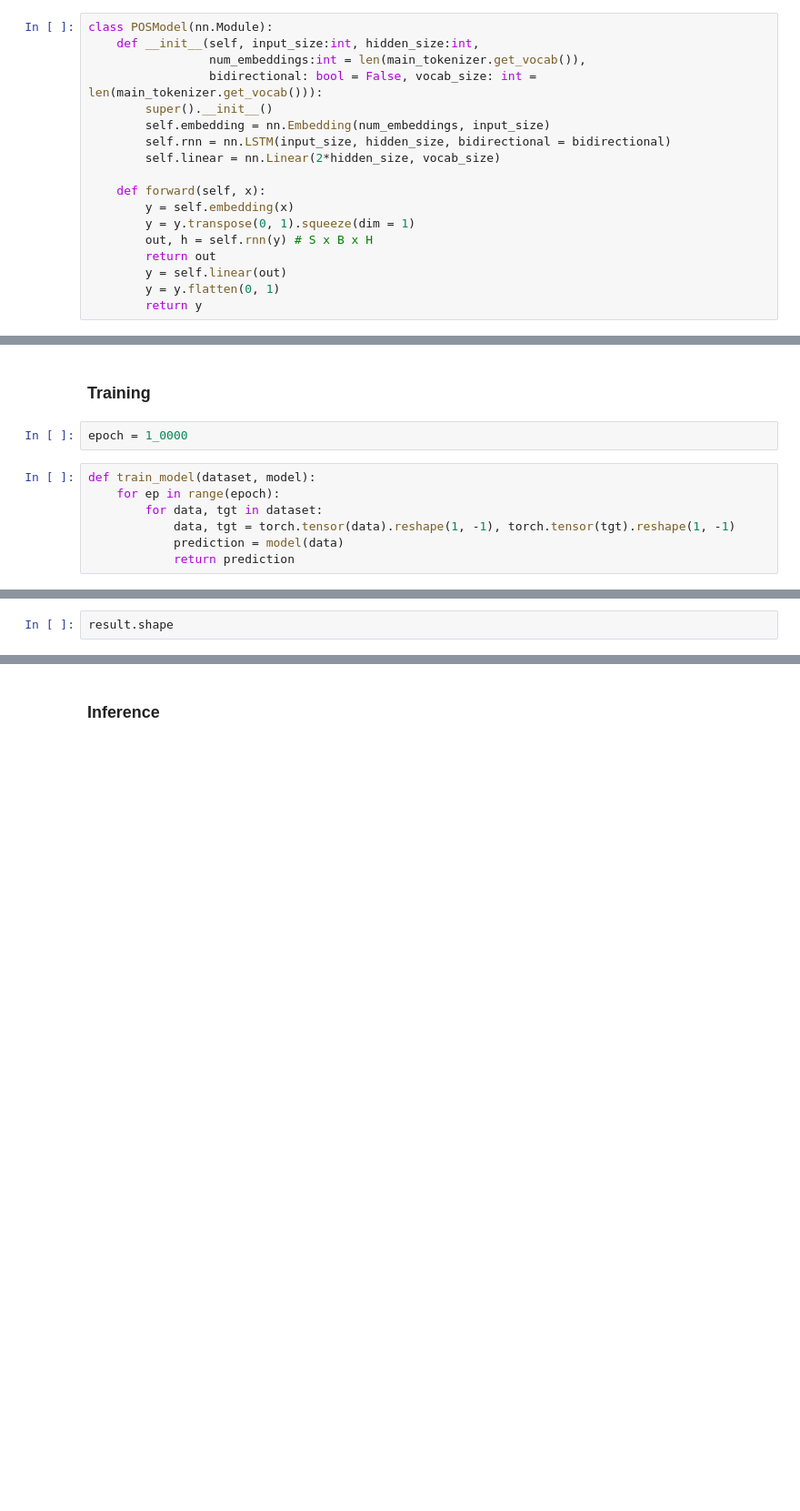
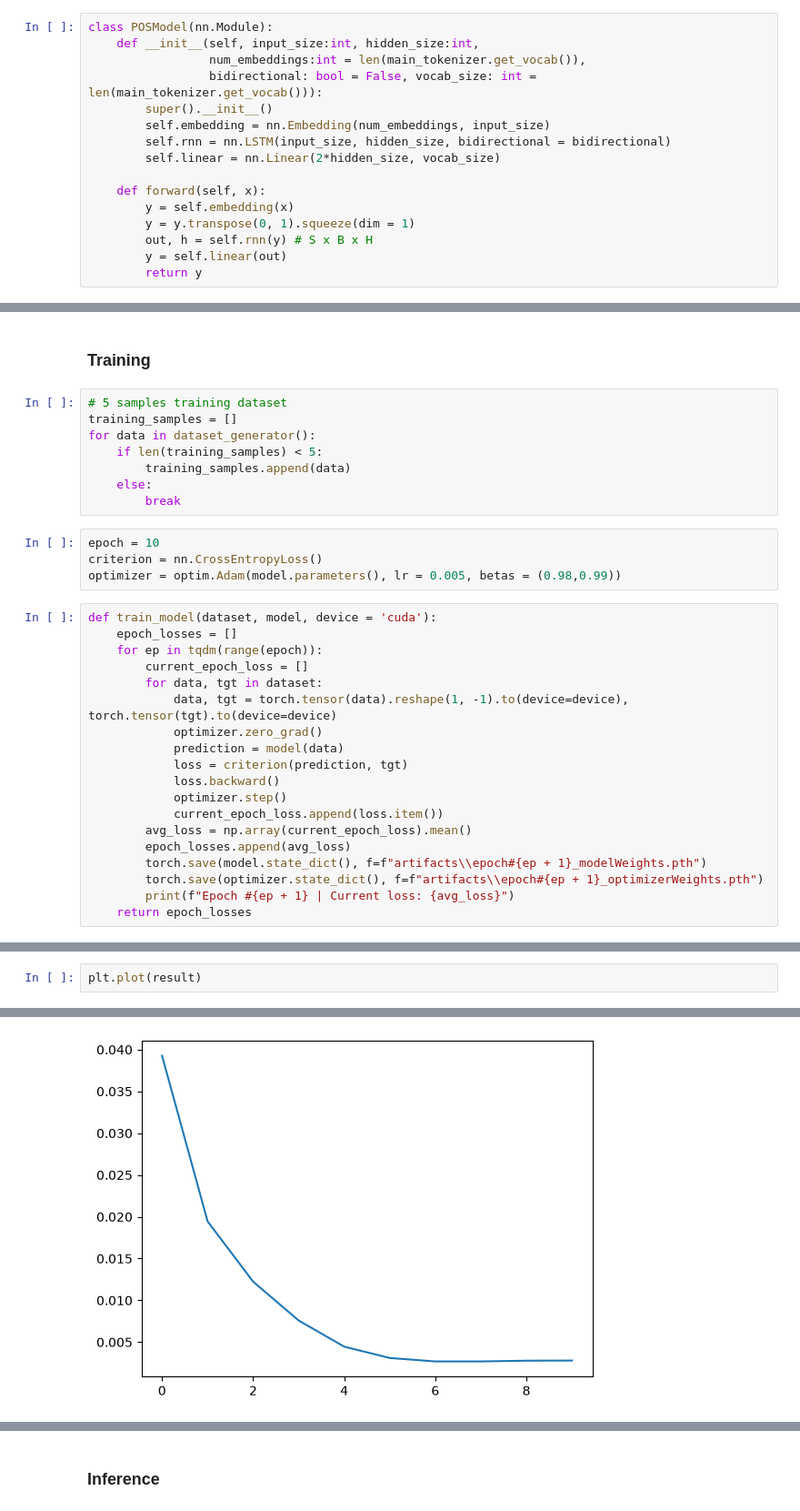
Before and after one commit to LuchianPeledutse/nlpTasks, a Jupyter notebook: token_classification.ipynb, the cells around one changed output, grey strips where cells are left out. Shown at 91% size. Saved outputs shown, nothing was run; the diff lists cells and outputs as text; blank space fills up the shorter version.

```diff
--- a/token_classification.ipynb
+++ b/token_classification.ipynb
@@ -291,7 +294,5 @@ class POSModel(nn.Module):
         y = self.embedding(x)
         y = y.transpose(0, 1).squeeze(dim = 1)
         out, h = self.rnn(y) # S x B x H
-        return out
         y = self.linear(out)
-        y = y.flatten(0, 1)
         return y
@@ -306,14 +311,36 @@ POSModel(
 )
 # %% [markdown]
 ### Training
+# %%
+# 5 samples training dataset
+training_samples = []
+for data in dataset_generator():
+    if len(training_samples) < 5:
+        training_samples.append(data)
+    else:
+        break
 # %%
-epoch = 1_0000
+epoch = 10
+criterion = nn.CrossEntropyLoss()
+optimizer = optim.Adam(model.parameters(), lr = 0.005, betas = (0.98,0.99))
 # %%
-def train_model(dataset, model):
-    for ep in range(epoch):
+def train_model(dataset, model, device = 'cuda'):
+    epoch_losses = []
+    for ep in tqdm(range(epoch)):
+        current_epoch_loss = []
         for data, tgt in dataset:
-            data, tgt = torch.tensor(data).reshape(1, -1), torch.tensor(tgt).reshape(1, -1)
+            data, tgt = torch.tensor(data).reshape(1, -1).to(device=device), torch.tensor(tgt).to(device=device)
+            optimizer.zero_grad()
             prediction = model(data)
-            return prediction
+            loss = criterion(prediction, tgt)
+            loss.backward()
+            optimizer.step()
+            current_epoch_loss.append(loss.item())
+        avg_loss = np.array(current_epoch_loss).mean()
+        epoch_losses.append(avg_loss)
+        torch.save(model.state_dict(), f=f"artifacts\\epoch#{ep + 1}_modelWeights.pth")
+        torch.save(optimizer.state_dict(), f=f"artifacts\\epoch#{ep + 1}_optimizerWeights.pth")
+        print(f"Epoch #{ep + 1} | Current loss: {avg_loss}")
+    return epoch_losses
 # %%
 result = train_model(dataset_generator(), model)
@@ -320,3 +368,3 @@ result = train_model(dataset_generator(), model)
 # %%
-result.shape
+plt.plot(result)
 # %% [output]
@@ -323,0 +372 @@ torch.Size([4, 1, 600])
+[figure, added]
```
Also changed, not shown: parts of 20 cells of this notebook.
